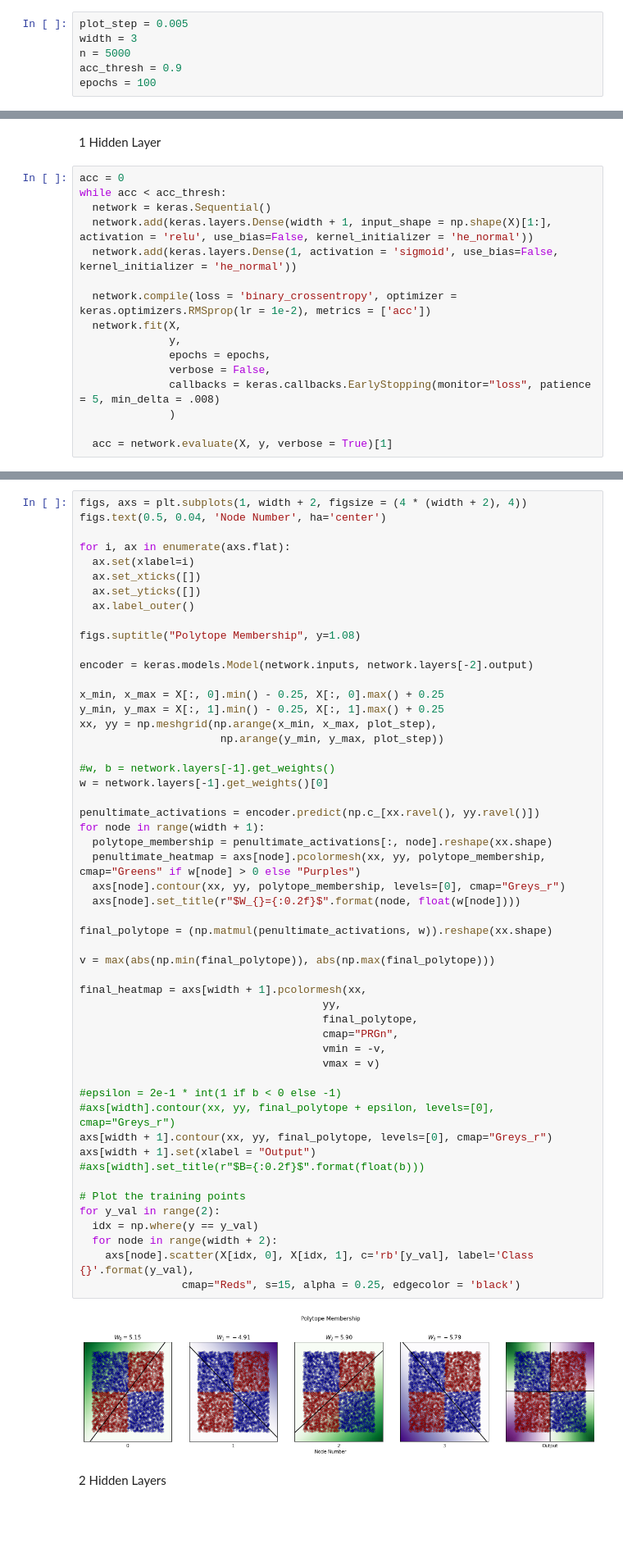
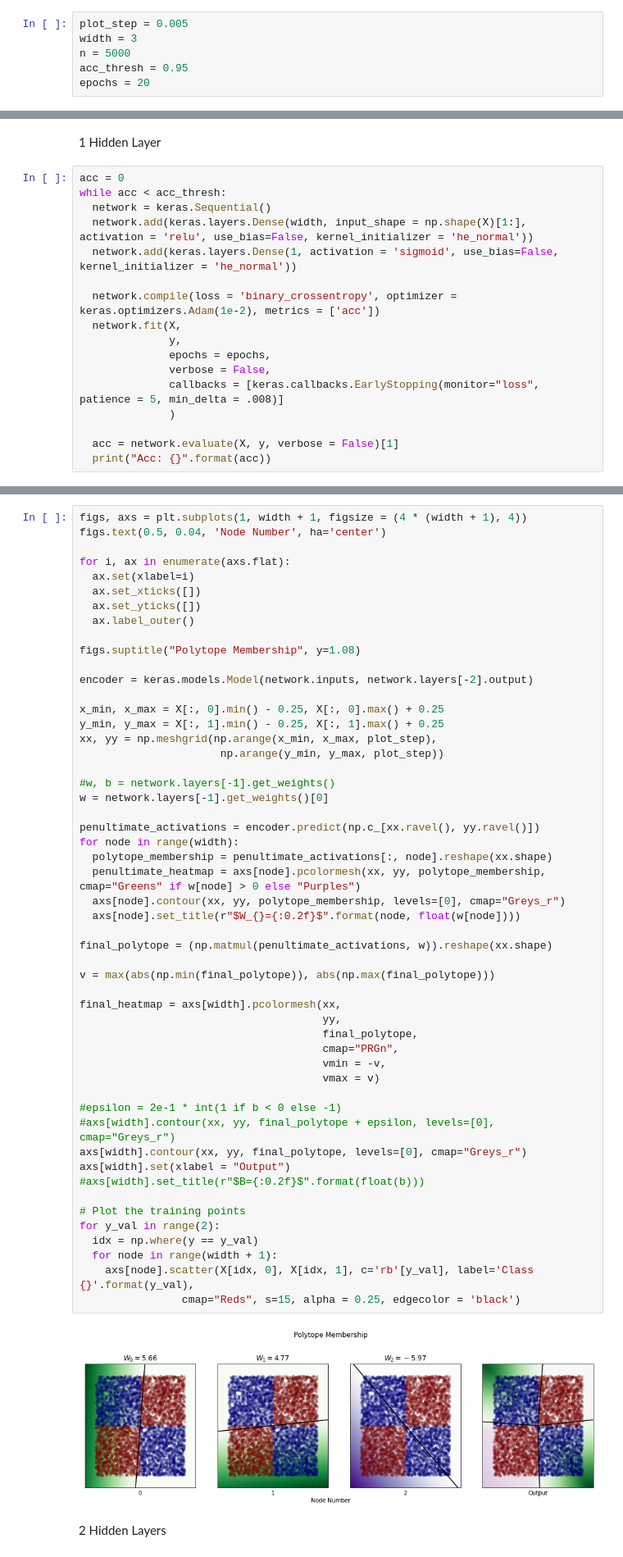
Before and after one commit to neurodata/kdg_will, a Jupyter notebook: Neural_Polytopes.ipynb, the cells around one changed output, grey strips where cells are left out. Shown at 82% size. Cells and saved outputs as stored; diff of their text form; blank space fills up the shorter version.

Commit message:
modified one layer example

```diff
--- a/Neural_Polytopes.ipynb
+++ b/Neural_Polytopes.ipynb
@@ -8,8 +8,8 @@ from tqdm.notebook import tqdm
 plot_step = 0.005
 width = 3
 n = 5000
-acc_thresh = 0.9
-epochs = 100
+acc_thresh = 0.95
+epochs = 20
 # %%
 def generate_gaussian_parity(n):
     means = [[-1, -1], [-1, 1], [1, 1], [1, -1]]
@@ -27,16 +27,17 @@ X, y = generate_gaussian_parity(n = n)
 acc = 0
 while acc < acc_thresh:
   network = keras.Sequential()
-  network.add(keras.layers.Dense(width + 1, input_shape = np.shape(X)[1:], activation = 'relu', use_bias=False, kernel_initializer = 'he_normal'))
+  network.add(keras.layers.Dense(width, input_shape = np.shape(X)[1:], activation = 'relu', use_bias=False, kernel_initializer = 'he_normal'))
   network.add(keras.layers.Dense(1, activation = 'sigmoid', use_bias=False, kernel_initializer = 'he_normal'))
 
-  network.compile(loss = 'binary_crossentropy', optimizer = keras.optimizers.RMSprop(lr = 1e-2), metrics = ['acc'])
+  network.compile(loss = 'binary_crossentropy', optimizer = keras.optimizers.Adam(1e-2), metrics = ['acc'])
   network.fit(X,
               y,
               epochs = epochs,
               verbose = False,
-              callbacks = keras.callbacks.EarlyStopping(monitor="loss", patience = 5, min_delta = .008)
+              callbacks = [keras.callbacks.EarlyStopping(monitor="loss", patience = 5, min_delta = .008)]
               )
 
-  acc = network.evaluate(X, y, verbose = True)[1]
+  acc = network.evaluate(X, y, verbose = False)[1]
+  print("Acc: {}".format(acc))
 # %% [output]
@@ -44,5 +45,5 @@ while acc < acc_thresh:
 # %%
-figs, axs = plt.subplots(1, width + 2, figsize = (4 * (width + 2), 4))
+figs, axs = plt.subplots(1, width + 1, figsize = (4 * (width + 1), 4))
 figs.text(0.5, 0.04, 'Node Number', ha='center')
 
 for i, ax in enumerate(axs.flat):
@@ -62,39 +63,39 @@ xx, yy = np.meshgrid(np.arange(x_min, x_max, plot_step),
 
 #w, b = network.layers[-1].get_weights()
 w = network.layers[-1].get_weights()[0]
 
 penultimate_activations = encoder.predict(np.c_[xx.ravel(), yy.ravel()])
-for node in range(width + 1):
+for node in range(width):
   polytope_membership = penultimate_activations[:, node].reshape(xx.shape)
   penultimate_heatmap = axs[node].pcolormesh(xx, yy, polytope_membership, cmap="Greens" if w[node] > 0 else "Purples")
   axs[node].contour(xx, yy, polytope_membership, levels=[0], cmap="Greys_r")
   axs[node].set_title(r"$W_{}={:0.2f}$".format(node, float(w[node])))
 
 final_polytope = (np.matmul(penultimate_activations, w)).reshape(xx.shape)
 
 v = max(abs(np.min(final_polytope)), abs(np.max(final_polytope)))
 
-final_heatmap = axs[width + 1].pcolormesh(xx,
+final_heatmap = axs[width].pcolormesh(xx,
                                       yy,
                                       final_polytope,
                                       cmap="PRGn",
                                       vmin = -v,
                                       vmax = v)
 
 #epsilon = 2e-1 * int(1 if b < 0 else -1)
 #axs[width].contour(xx, yy, final_polytope + epsilon, levels=[0], cmap="Greys_r")
-axs[width + 1].contour(xx, yy, final_polytope, levels=[0], cmap="Greys_r")
-axs[width + 1].set(xlabel = "Output")
+axs[width].contour(xx, yy, final_polytope, levels=[0], cmap="Greys_r")
+axs[width].set(xlabel = "Output")
 #axs[width].set_title(r"$B={:0.2f}$".format(float(b)))
 
 # Plot the training points
 for y_val in range(2):
   idx = np.where(y == y_val)
-  for node in range(width + 2):
+  for node in range(width + 1):
     axs[node].scatter(X[idx, 0], X[idx, 1], c='rb'[y_val], label='Class {}'.format(y_val),
                 cmap="Reds", s=15, alpha = 0.25, edgecolor = 'black')
 # %% [output]
-[figure, old version]
+[figure, new version]
 # %% [markdown]
 2 Hidden Layers
 # %%
```
Also changed, not shown: parts of 7 cells of this notebook.
